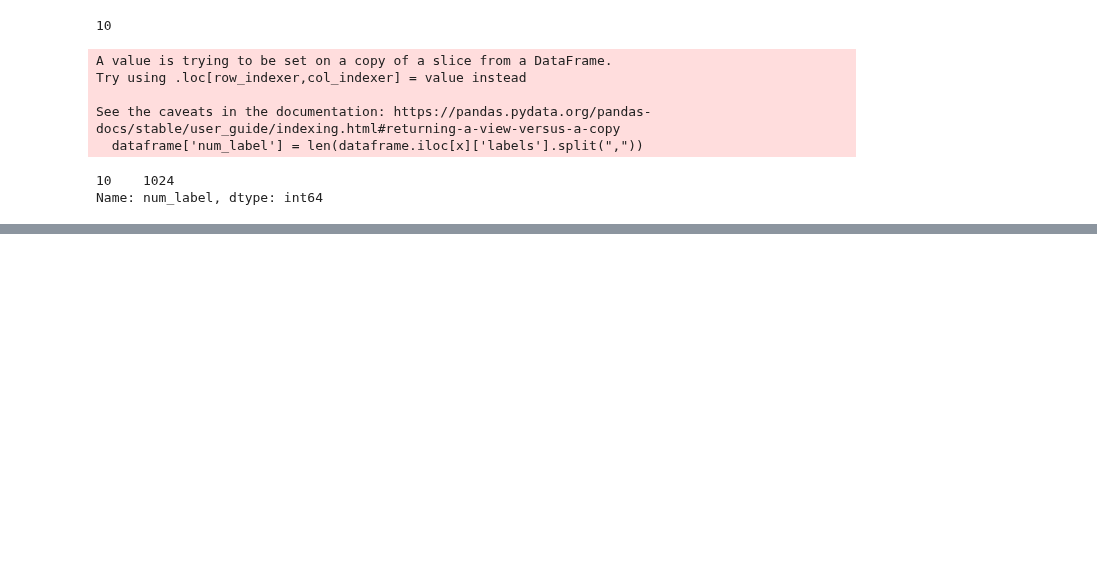
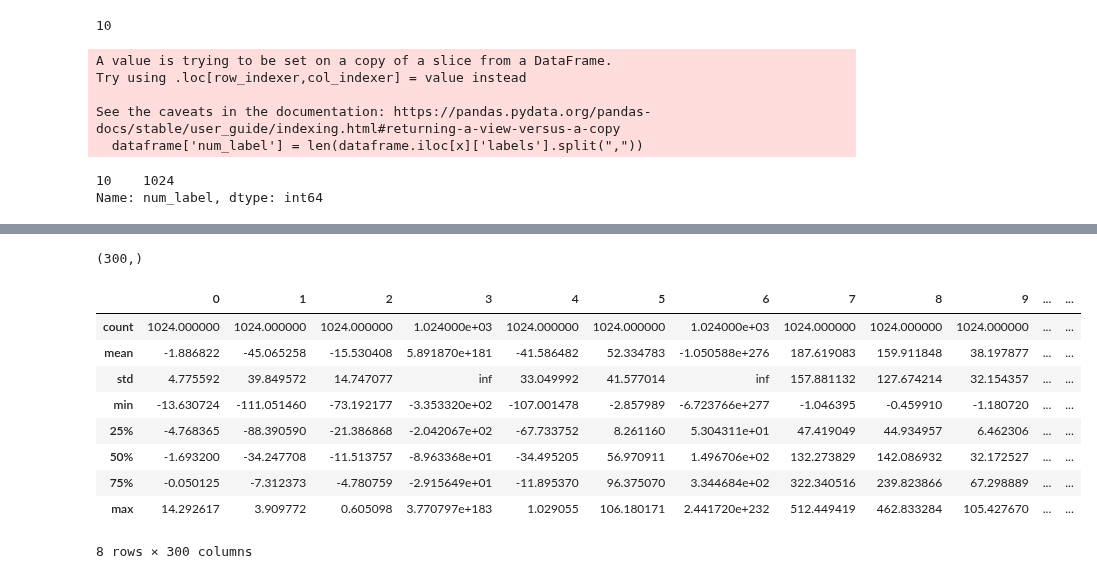
Before and after one commit to yutaili/Natural-Images, a Jupyter notebook: semantic analysis.ipynb, the cells around one changed output, grey strips where cells are left out. Saved outputs shown, nothing was run; the diff lists cells and outputs as text; code cells hidden in the pictures; blank space fills up the shorter version.

```diff
--- a/semantic analysis.ipynb
+++ b/semantic analysis.ipynb
@@ -132,0 +418,4 @@ Name: num_label, dtype: int64
+# %%
+(dataframe['image_vec'][0]-dataframe['image_vec'][1]).shape
+# %% [output]
+(300,)
@@ -132,0 +428,15 @@ Name: num_label, dtype: int64
+# %%
+copy = pd.DataFrame(all_new_vec)
+# %%
+copy.describe()
+# %% [output]
+|  | 0 | 1 | 2 | 3 | 4 | 5 | 6 | 7 | 8 | 9 | ... | ... |
+| count | 1024.000000 | 1024.000000 | 1024.000000 | 1.024000e+03 | 1024.000000 | 1024.000000 | 1.024000e+03 | 1024.000000 | 1024.000000 | 1024.000000 | ... | ... |
+| mean | -1.886822 | -45.065258 | -15.530408 | 5.891870e+181 | -41.586482 | 52.334783 | -1.050588e+276 | 187.619083 | 159.911848 | 38.197877 | ... | ... |
+| std | 4.775592 | 39.849572 | 14.747077 | inf | 33.049992 | 41.577014 | inf | 157.881132 | 127.674214 | 32.154357 | ... | ... |
+| min | -13.630724 | -111.051460 | -73.192177 | -3.353320e+02 | -107.001478 | -2.857989 | -6.723766e+277 | -1.046395 | -0.459910 | -1.180720 | ... | ... |
+| 25% | -4.768365 | -88.390590 | -21.386868 | -2.042067e+02 | -67.733752 | 8.261160 | 5.304311e+01 | 47.419049 | 44.934957 | 6.462306 | ... | ... |
+| 50% | -1.693200 | -34.247708 | -11.513757 | -8.963368e+01 | -34.495205 | 56.970911 | 1.496706e+02 | 132.273829 | 142.086932 | 32.172527 | ... | ... |
+| 75% | -0.050125 | -7.312373 | -4.780759 | -2.915649e+01 | -11.895370 | 96.375070 | 3.344684e+02 | 322.340516 | 239.823866 | 67.298889 | ... | ... |
+| max | 14.292617 | 3.909772 | 0.605098 | 3.770797e+183 | 1.029055 | 106.180171 | 2.441720e+232 | 512.449419 | 462.833284 | 105.427670 | ... | ... |
+8 rows × 300 columns
```
Also changed, not shown: parts of 58 cells of this notebook, 2 other files.
